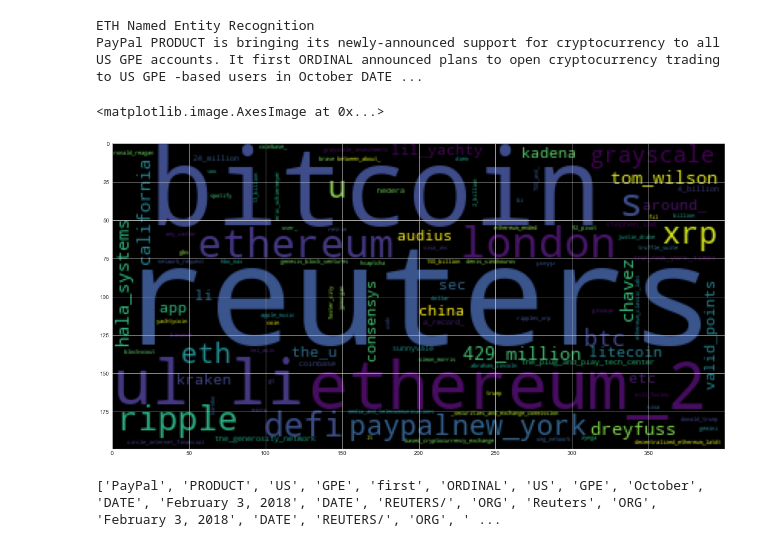
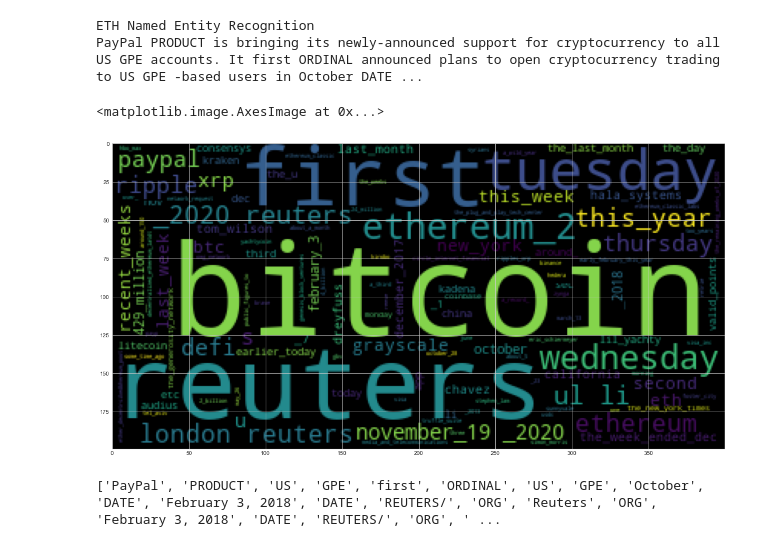
Before and after one commit to jacobfeldman96/Crypto_NLP_Sentiment_Analysis, a Jupyter notebook: crypto_sentiment.ipynb, the cells around one changed output. Saved outputs shown, nothing was run; the diff lists cells and outputs as text; code cells hidden in the pictures.

```diff
--- a/crypto_sentiment.ipynb
+++ b/crypto_sentiment.ipynb
@@ -409,7 +409,12 @@ BTC Named Entity Recognition
 A former Microsoft ORG software engineer from Ukraine GPE has been sentenced to nine years DATE in prison for stealing more than $10 million MONEY in store credit from Microsoft ORG 's online store. F ...
 # %%
 # Render the visualization
-btc_entities = [ent.text for ent in btc_doc.ents if ent.label_ in ['GPE', 'ORG','PRODECUT','MONEY','PERSON']]
+btc_labels = []
+for ent in btc_doc.ents:
+    btc_labels.append(ent.label_)
+# print(list(dict.fromkeys(btc_labels)))
+
+btc_entities = [ent.text for ent in btc_doc.ents if ent.label_ in ['ORG', 'GPE', 'DATE', 'MONEY', 'ORDINAL', 'PRODUCT', 'CARDINAL', 'PERCENT', 'PERSON', 'WORK_OF_ART', 'TIME', 'NORP', 'LOC']]
 btc_entities = [i.lower().replace(' ', '_') for i in btc_entities]
 wc = WordCloud().generate(' '.join(btc_entities))
 plt.imshow(wc)
@@ -444,13 +449,18 @@ ETH Named Entity Recognition
 PayPal PRODUCT is bringing its newly-announced support for cryptocurrency to all US GPE accounts. It first ORDINAL announced plans to open cryptocurrency trading to US GPE -based users in October DATE ...
 # %%
 # Render the visualization
-eth_entities = [ent.text for ent in eth_doc.ents if ent.label_ in ['GPE', 'ORG','PRODECUT','MONEY','PERSON']]
+eth_labels = []
+for ent in eth_doc.ents:
+    eth_labels.append(ent.label_)
+# print(list(dict.fromkeys(eth_labels)))
+
+eth_entities = [ent.text for ent in eth_doc.ents if ent.label_ in ['PRODUCT', 'GPE', 'ORDINAL', 'DATE', 'ORG', 'PERSON', 'MONEY', 'NORP', 'CARDINAL', 'PERCENT', 'WORK_OF_ART', 'TIME', 'FAC', 'LOC', 'EVENT']]
 eth_entities = [i.lower().replace(' ', '_') for i in eth_entities]
 wc = WordCloud().generate(' '.join(eth_entities))
 plt.imshow(wc)
 # %% [output]
 <matplotlib.image.AxesImage at 0x...>
-[figure, old version]
+[figure, new version]
 # %%
 # List all Entities
 eth_entity_list = []
```
Also changed, not shown: parts of 9 cells of this notebook.
